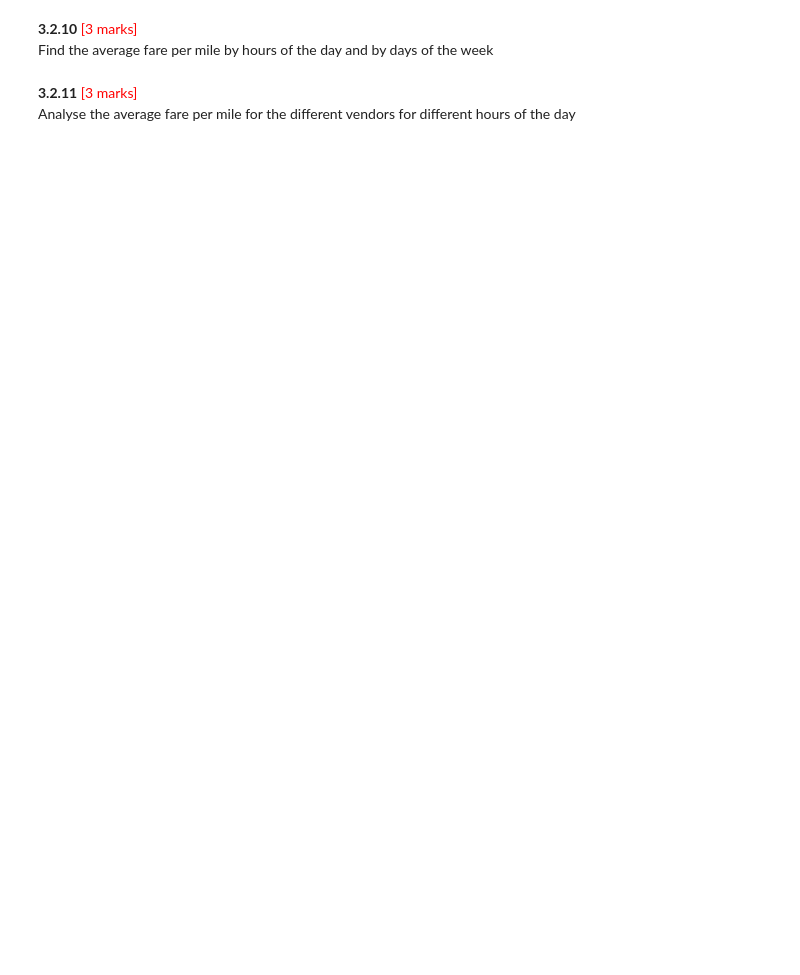
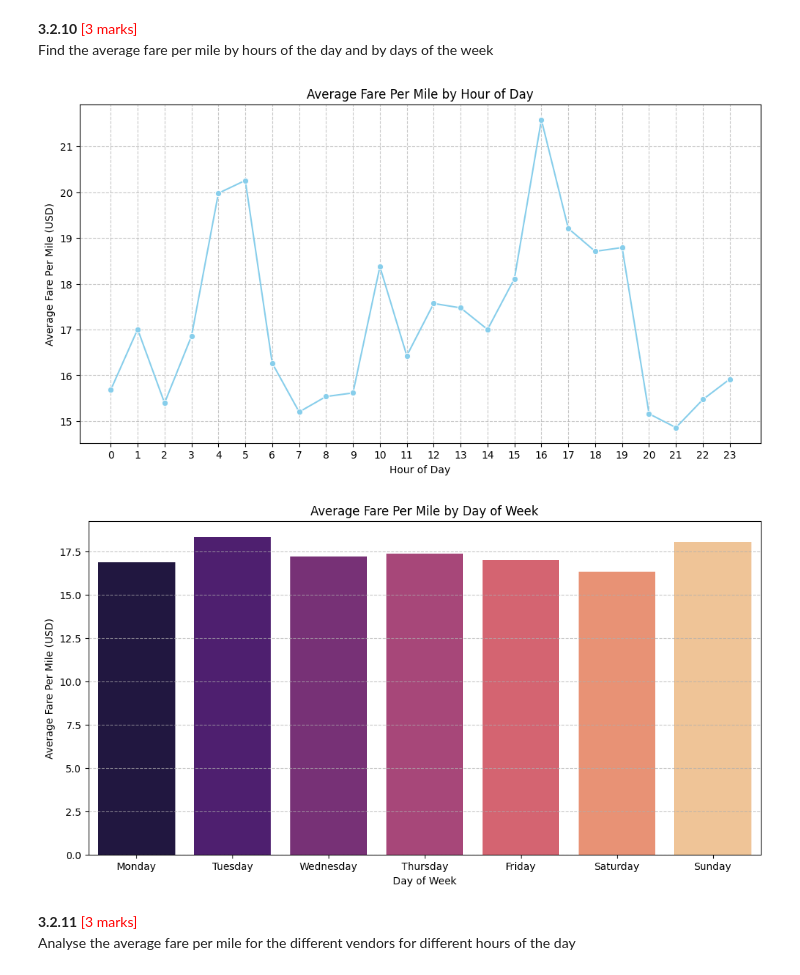
Before and after one commit to mayuresh-tungare/eda-assignment, a Jupyter notebook: EDA_Assg_NYC_Taxi_Starter.ipynb, the cells around one changed output. Saved outputs shown, nothing was run; the diff lists cells and outputs as text; code cells hidden in the pictures; blank space fills up the shorter version.

```diff
--- a/EDA_Assg_NYC_Taxi_Starter.ipynb
+++ b/EDA_Assg_NYC_Taxi_Starter.ipynb
@@ -1350,3 +1383,45 @@ Find the average fare per mile by hours of the day and by days of the week
+# %%
+# Compare the average fare per mile for different days and for different times of the day
+
+# Filter out trips with 0 trip_distance to avoid division by zero
+df_fare_analysis_time = sample_df[sample_df['trip_distance'] > 0].copy()
+
+# Calculate fare per mile
+df_fare_analysis_time['fare_per_mile'] = df_fare_analysis_time['total_amount'] / df_fare_analysis_time['trip_distance']
+
+# Extract pickup hour and day of the week
+df_fare_analysis_time['pickup_hour'] = df_fare_analysis_time['tpep_pickup_datetime'].dt.hour
+df_fare_analysis_time['pickup_dayofweek'] = df_fare_analysis_time['tpep_pickup_datetime'].dt.dayofweek
+
+# Map day of week to names for better readability
+day_names = ['Monday', 'Tuesday', 'Wednesday', 'Thursday', 'Friday', 'Saturday', 'Sunday']
+df_fare_analysis_time['day_of_week_name'] = df_fare_analysis_time['pickup_dayofweek'].map(lambda x: day_names[x])
+
+# Average fare per mile by hour of the day
+avg_fare_per_mile_hourly = df_fare_analysis_time.groupby('pickup_hour')['fare_per_mile'].mean().reset_index()
+
+plt.figure(figsize=(12, 6))
+sns.lineplot(x='pickup_hour', y='fare_per_mile', data=avg_fare_per_mile_hourly, marker='o', color='skyblue')
+plt.title('Average Fare Per Mile by Hour of Day')
+plt.xlabel('Hour of Day')
+plt.ylabel('Average Fare Per Mile (USD)')
+plt.xticks(range(0, 24))
+plt.grid(True, linestyle='--', alpha=0.7)
+plt.show()
+
+# Average fare per mile by day of the week
+avg_fare_per_mile_daily = df_fare_analysis_time.groupby('day_of_week_name')['fare_per_mile'].mean().reindex(day_names).reset_index()
+
+plt.figure(figsize=(12, 6))
+sns.barplot(x='day_of_week_name', y='fare_per_mile', data=avg_fare_per_mile_daily, palette='magma', hue='day_of_week_name', legend=False)
+plt.title('Average Fare Per Mile by Day of Week')
+plt.xlabel('Day of Week')
+plt.ylabel('Average Fare Per Mile (USD)')
+plt.grid(axis='y', linestyle='--', alpha=0.7)
+plt.show()
+# %% [output]
+[figure, added]
+[figure, added]
 # %% [markdown]
 **3.2.11** <font color = red>[3 marks]</font> <br>
 Analyse the average fare per mile for the different vendors for different hours of the day
```
Also changed, not shown: parts of 16 cells of this notebook.
